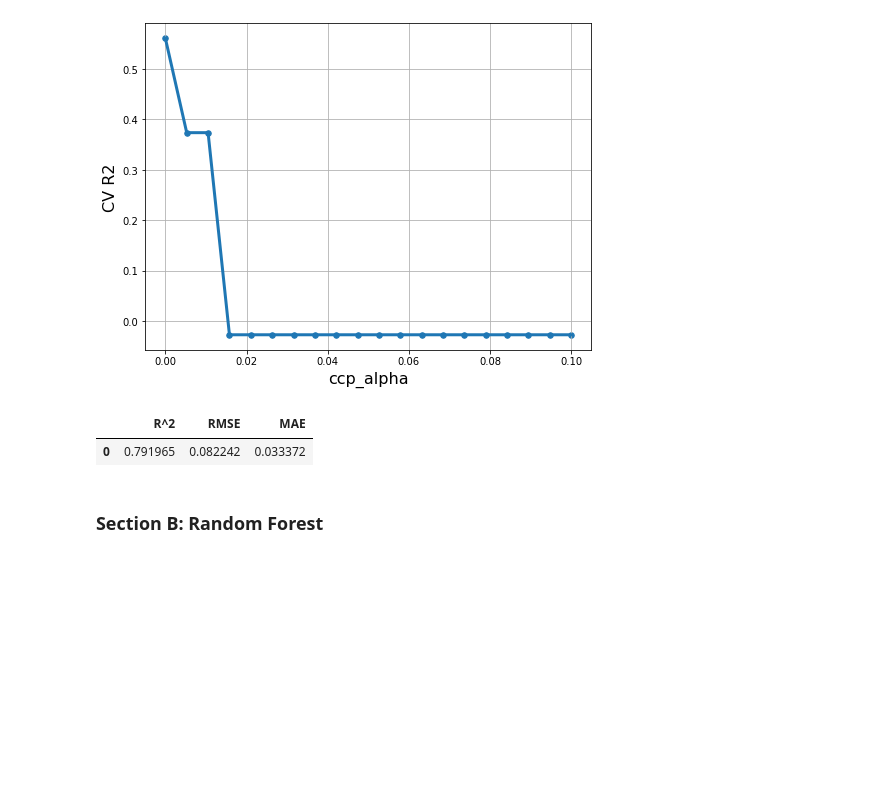
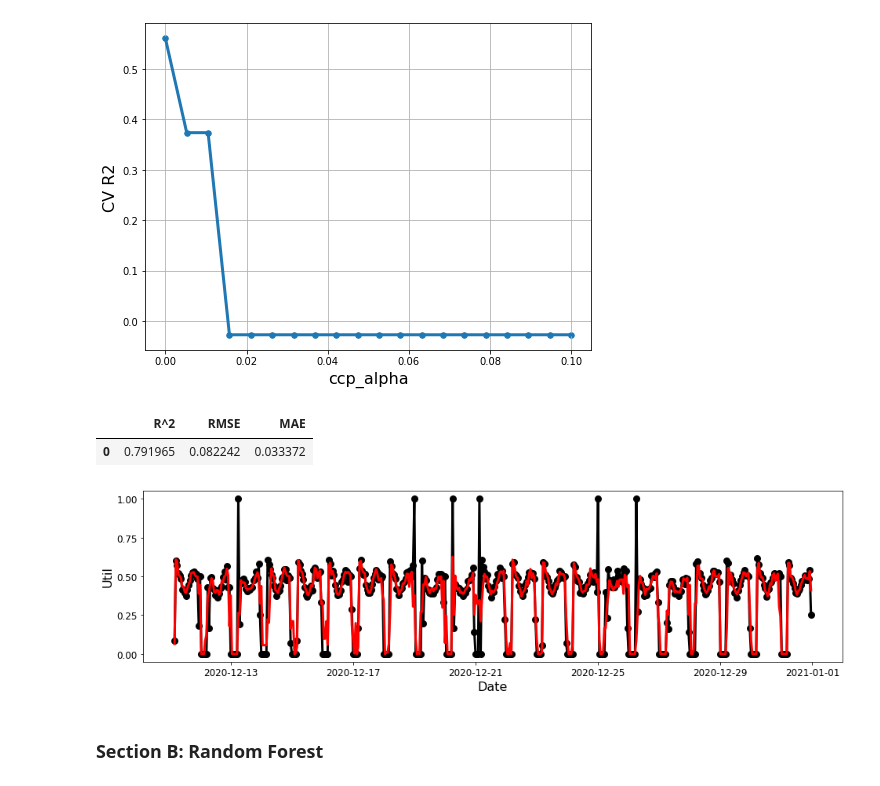
Before and after one commit to James-Bartman/IEOR142_Project, a Jupyter notebook: IEOR_142_Final_Project.ipynb, the cells around one changed output. Drawn from its saved outputs; the diff is of its cells as text; code cells hidden in the pictures; blank space fills up the shorter version.

```diff
--- a/IEOR_142_Final_Project.ipynb
+++ b/IEOR_142_Final_Project.ipynb
@@ -690,6 +688,12 @@ pd.DataFrame(data = {'R^2': [dtr2_r2], 'RMSE': [dtr2_rmse], 'MAE': [dtr2_mae]})
 # %% [output]
 |  | R^2 | RMSE | MAE |
 | 0 | 0.791965 | 0.082242 | 0.033372 |
+# %%
+x = bart_train['datetime'].to_numpy()
+y = bart_train['transbayUtil'].to_numpy()
+plot_last_five_hundred(x, y, red=dtr2_pred)
+# %% [output]
+[figure, added]
 # %% [markdown]
 ### Section B: Random Forest
 # %%
```
Also changed, not shown: parts of 16 cells of this notebook.
